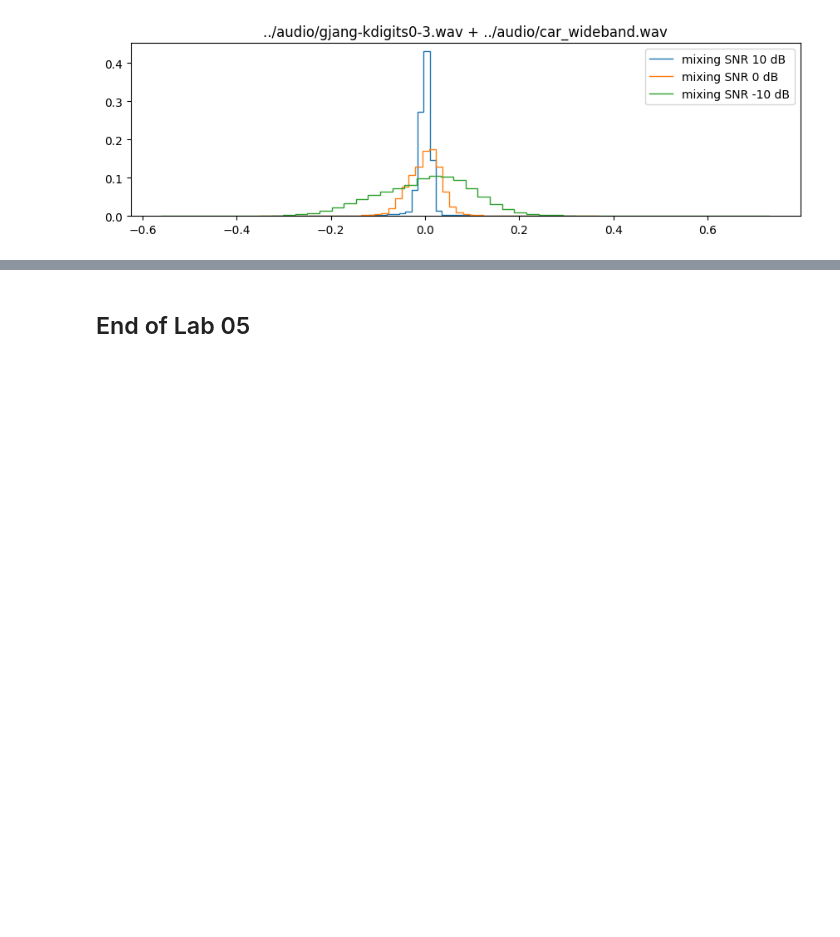
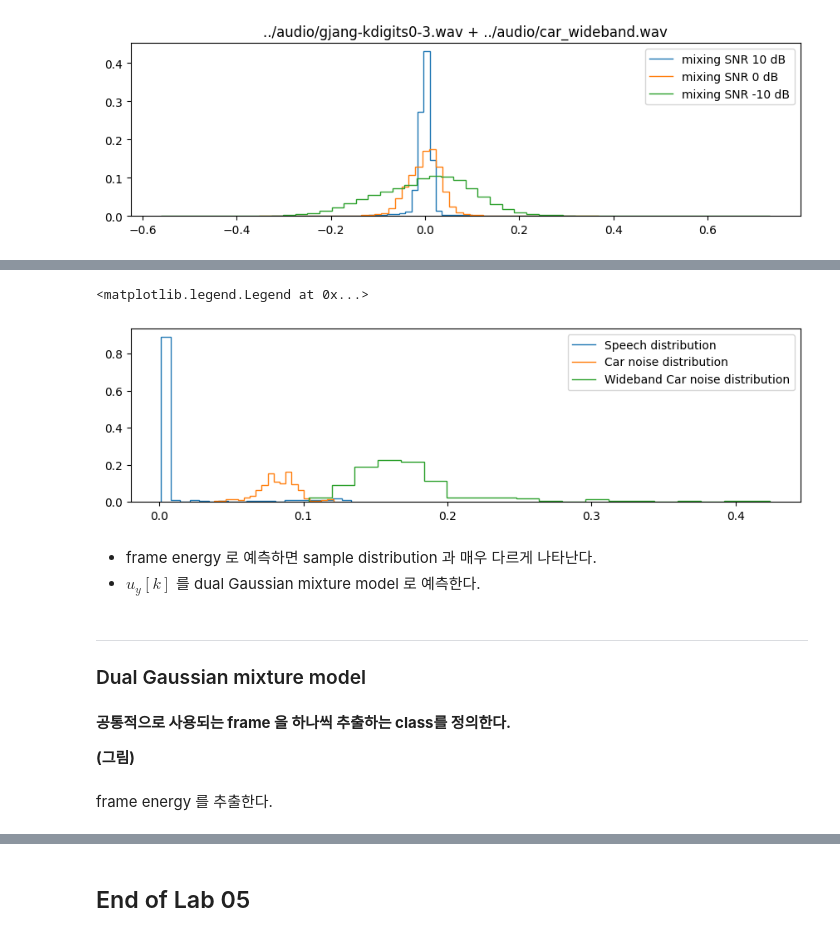
Before and after one commit to gjang7/ssp2023, a Jupyter notebook: lab05/lab05_ns_prob_models.ipynb, the cells around one changed output, grey strips where cells are left out. Saved outputs shown, nothing was run; the diff lists cells and outputs as text; code cells hidden in the pictures; blank space fills up the shorter version.

```diff
--- a/lab05/lab05_ns_prob_models.ipynb
+++ b/lab05/lab05_ns_prob_models.ipynb
@@ -231,13 +233,8 @@ __Speech and noise distribution__
 # %%
-def plot_relative_hist(x, bins, lab=''):
+# 확률 분포를 relative histogram 으로 그린다.
+def plot_relative_hist(x, bins=10, lab=''):
     # plt.hist(x, bins=50)   # 개수를 보여준다. 확률은 아래와 같이
-    counts, bins = np.histogram(x, bins=50)
+    counts, bins = np.histogram(x, bins=bins)
     fcounts = counts / len(x)
     plt.stairs(fcounts, bins, label=lab)
-    return None
-
-plt.figure(figsize=FIG_SIZE*np.array([1.3,0.9]))
-plot_relative_hist(speech, bins=50, lab='Speech distribution')
-plot_relative_hist(noise, bins=50, lab='Car noise distribution')
-plot_relative_hist(wnoise, bins=50, lab='Wideband Car noise distribution')
-plt.legend(loc='upper right')
+    return fcounts
@@ -264,0 +286,31 @@ Text(0.5, 1.0, '../audio/gjang-kdigits0-3.wav + ../audio/car_wideband.wav')
+# %%
+T = len(speech)
+num_frames = (T-Nf)//Ns+1
+ux, un, uwn = np.zeros(num_frames), np.zeros(num_frames), np.zeros(num_frames)
+for k in range(num_frames):
+    x = speech[(k*Ns):(k*Ns+Nf)]
+    n = noise[(k*Ns):(k*Ns+Nf)]
+    wn = wnoise[(k*Ns):(k*Ns+Nf)]
+
+    ux[k] = np.sqrt(np.mean(x*x))
+    un[k] = np.sqrt(np.mean(n*n))
+    uwn[k] = np.sqrt(np.mean(wn*wn))
+# %%
+plt.figure(figsize=FIG_SIZE*np.array([1.3,0.9]))
+plot_relative_hist(ux, bins=20, lab='Speech distribution')
+plot_relative_hist(un, bins=20, lab='Car noise distribution')
+plot_relative_hist(uwn, bins=20, lab='Wideband Car noise distribution')
+plt.legend(loc='upper right')
+# %% [output]
+<matplotlib.legend.Legend at 0x...>
+[figure, added]
+# %% [markdown]
+- frame energy 로 예측하면 sample distribution 과 매우 다르게 나타난다.
+- $u_y[k]$ 를 dual Gaussian mixture model 로 예측한다.
+# %% [markdown]
+---
+### Dual Gaussian mixture model
+# %% [markdown]
+__공통적으로 사용되는 frame 을 하나씩 추출하는 class를 정의한다.__
+
+__(그림)__
@@ -264,0 +375,2 @@ Text(0.5, 1.0, '../audio/gjang-kdigits0-3.wav + ../audio/car_wideband.wav')
+# %% [markdown]
+frame energy 를 추출한다.
```
Also changed, not shown: parts of 46 cells of this notebook, 4 other files.
